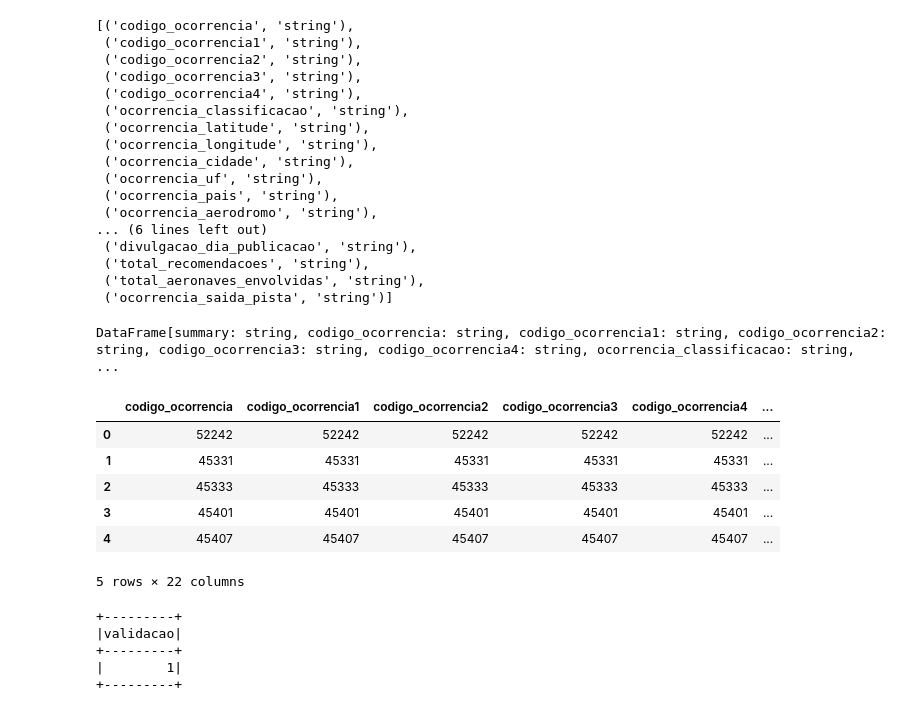
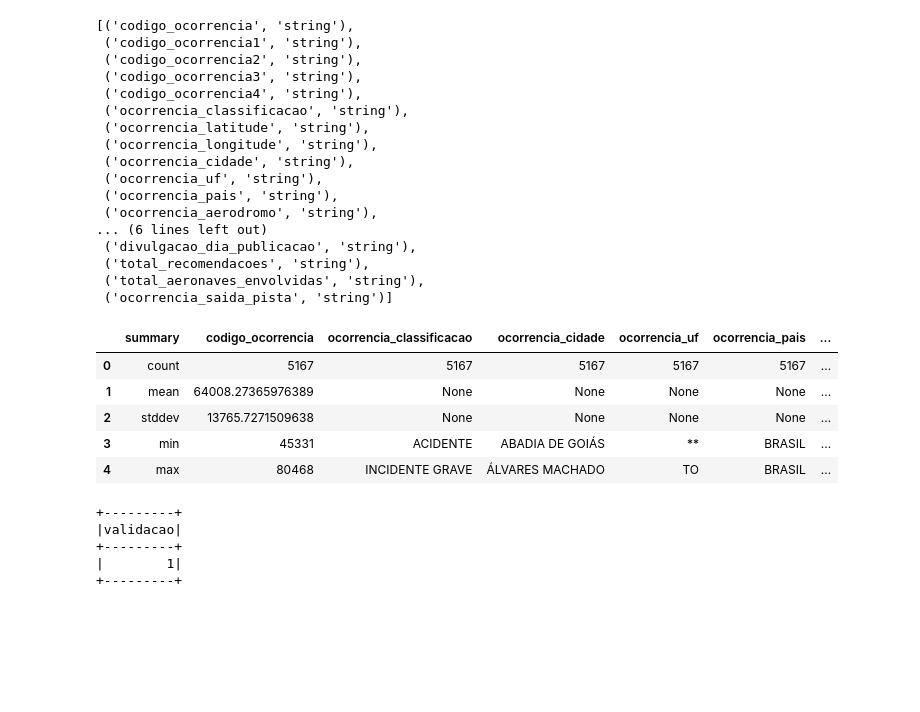
Before and after one commit to elvismaicol/project_etl_data_cenipa, a Jupyter notebook: script_pyspark/data_ocorrencia.ipynb, the cells around one changed output. Saved outputs shown, nothing was run; the diff lists cells and outputs as text; code cells hidden in the pictures; blank space fills up the shorter version.

```diff
--- a/script_pyspark/data_ocorrencia.ipynb
+++ b/script_pyspark/data_ocorrencia.ipynb
@@ -89,18 +89,13 @@ df_oc.dtypes
  ('total_aeronaves_envolvidas', 'string'),
  ('ocorrencia_saida_pista', 'string')]
 # %%
-df_oc.describe()
+df_oc_bruto.describe().toPandas()
 # %% [output]
-DataFrame[summary: string, codigo_ocorrencia: string, codigo_ocorrencia1: string, codigo_ocorrencia2: string, codigo_ocorrencia3: string, codigo_ocorrencia4: string, ocorrencia_classificacao: string,  ...
+|  | summary | codigo_ocorrencia | ocorrencia_classificacao | ocorrencia_cidade | ocorrencia_uf | ocorrencia_pais | ... |
+| 0 | count | 5167 | 5167 | 5167 | 5167 | 5167 | ... |
+| 1 | mean | 64008.27365976389 | None | None | None | None | ... |
+| 2 | stddev | 13765.7271509638 | None | None | None | None | ... |
+| 3 | min | 45331 | ACIDENTE | ABADIA DE GOIÁS | ** | BRASIL | ... |
+| 4 | max | 80468 | INCIDENTE GRAVE | ÁLVARES MACHADO | TO | BRASIL | ... |
-# %%
-df_oc.select('*').limit(5).toPandas()
-# %% [output]
-|  | codigo_ocorrencia | codigo_ocorrencia1 | codigo_ocorrencia2 | codigo_ocorrencia3 | codigo_ocorrencia4 | ... |
-| 0 | 52242 | 52242 | 52242 | 52242 | 52242 | ... |
-| 1 | 45331 | 45331 | 45331 | 45331 | 45331 | ... |
-| 2 | 45333 | 45333 | 45333 | 45333 | 45333 | ... |
-| 3 | 45401 | 45401 | 45401 | 45401 | 45401 | ... |
-| 4 | 45407 | 45407 | 45407 | 45407 | 45407 | ... |
-5 rows × 22 columns
 # %%
 # verifica se os valores das colunas 'codigo_ocorrencia' e 'codigo_ocorrencia1' ,2,3 e 4 são todos iguais
```
Also changed, not shown: parts of 31 cells of this notebook.
